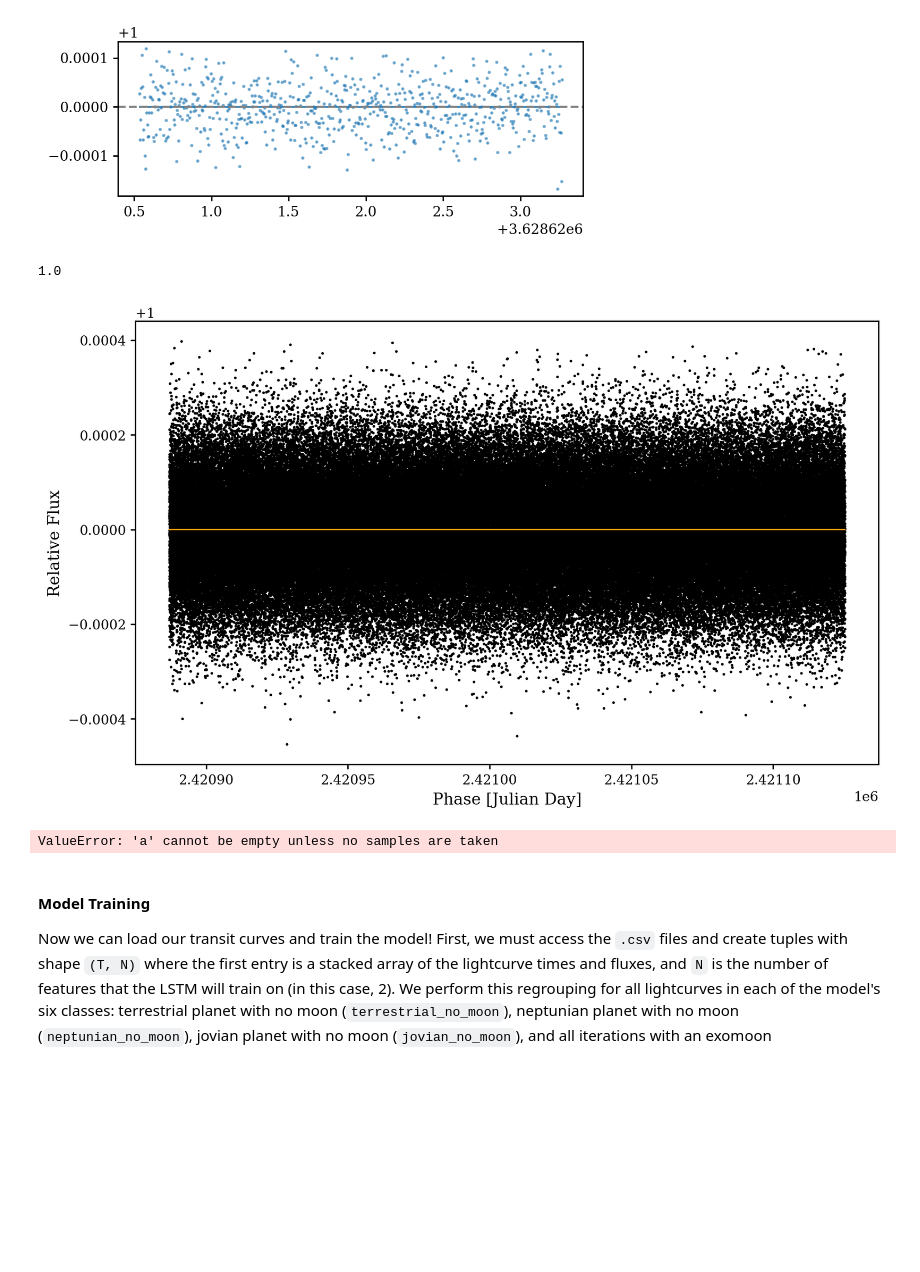
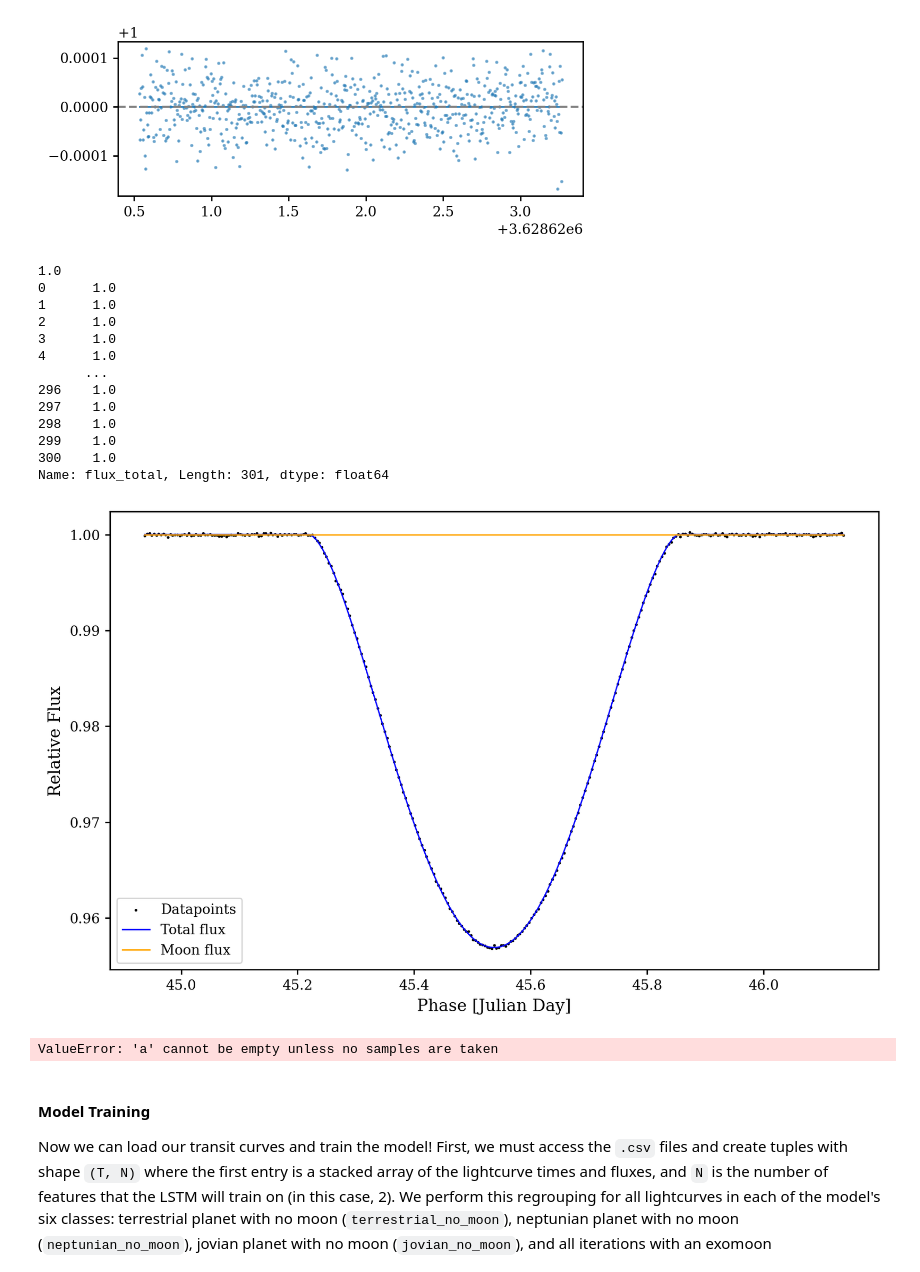
Before and after one commit to iam37/ASTR-375-Final-Project, a Jupyter notebook: Dataset_Creation.ipynb, the cells around one changed output. Cells and saved outputs as stored; diff of their text form; code cells hidden in the pictures; blank space fills up the shorter version.

```diff
--- a/Dataset_Creation.ipynb
+++ b/Dataset_Creation.ipynb
@@ -887,29 +898,43 @@ ValueError: The truth value of a Series is ambiguous. Use a.empty, a.bool(), a.i
 # %%
 # Lets visualize the lightcurves
 #np.random.seed(42)
 terrestrial_lightcurve_filepaths = glob.glob("datasets/terrestrial_lightcurves/*.csv")
 random_selection = np.random.choice(terrestrial_lightcurve_filepaths, size = 1)[0]
 df = pd.read_csv(random_selection)
-print(np.min(df['flux_moom']))
+print(np.min(df['flux_moon']))
 plt.scatter(df['time'], df['lc_data'], s = 1, color = 'black', label = "Datapoints")
 plt.plot(df['time'], df['flux_total'], linewidth = 1, color = 'blue', label = "Total flux")
-plt.plot(df['time'], df['flux_moom'], linewidth = 1, color = 'orange', label = "Moon flux")
+print(df['flux_total'])
+plt.plot(df['time'], df['flux_moon'], linewidth = 1, color = 'orange', label = "Moon flux")
 plt.xlabel("Phase [Julian Day]")
 plt.ylabel("Relative Flux")
+plt.legend()
 plt.show()
 
 neptunian_lightcurve_filepaths = glob.glob("datasets/neptunian_lightcurves/*.csv")
 random_selection = np.random.choice(neptunian_lightcurve_filepaths, size = 1)[0]
 df = pd.read_csv(random_selection)
 plt.scatter(df['time'], df['lc_data'], s = 1, color = 'black')
 plt.plot(df['time'], df['flux_total'], linewidth = 1, color = 'blue', label = "Total flux")
-plt.plot(df['time'], df['flux_moom'], linewidth = 1, color = 'orange', label = "Moon flux")
+plt.plot(df['time'], df['flux_moon'], linewidth = 1, color = 'orange', label = "Moon flux")
 plt.xlabel("Phase [Julian Day]")
 plt.ylabel("Relative Flux")
 plt.show()
 # %% [output]
 1.0
+0      1.0
+1      1.0
+2      1.0
+3      1.0
+4      1.0
+      ...
+296    1.0
+297    1.0
+298    1.0
+299    1.0
+300    1.0
+Name: flux_total, Length: 301, dtype: float64
-[figure, old version]
+[figure, new version]
 ValueError: 'a' cannot be empty unless no samples are taken
 # %% [markdown]
 #### Model Training
```
Also changed, not shown: parts of 1 cell of this notebook, 1 other file.
